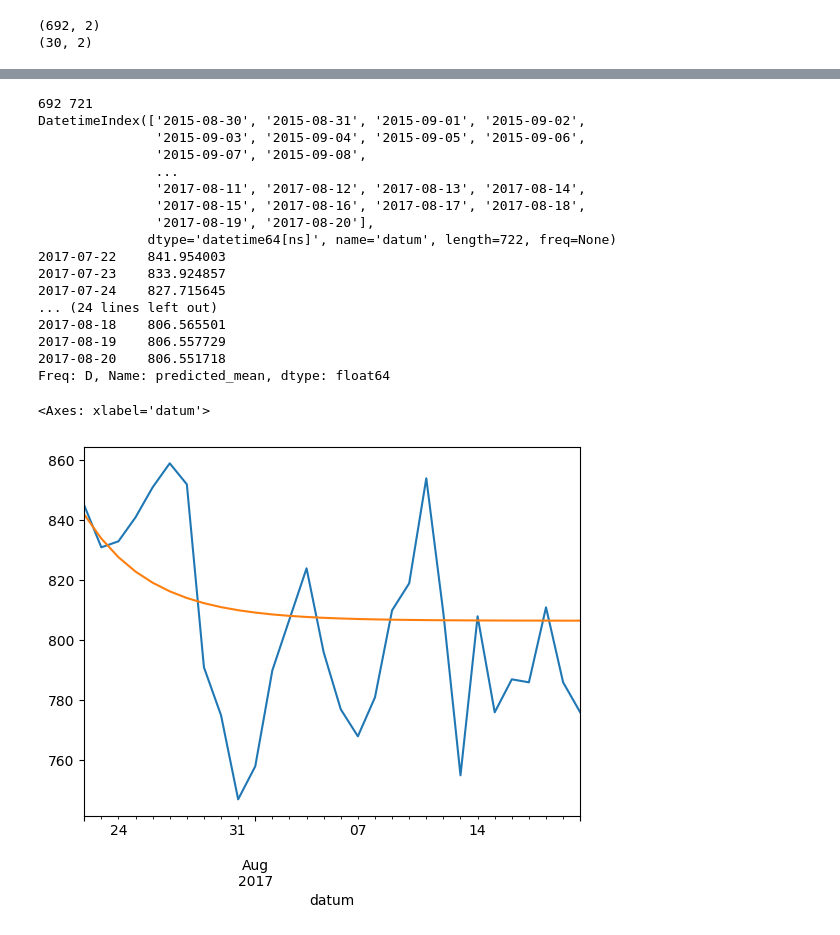
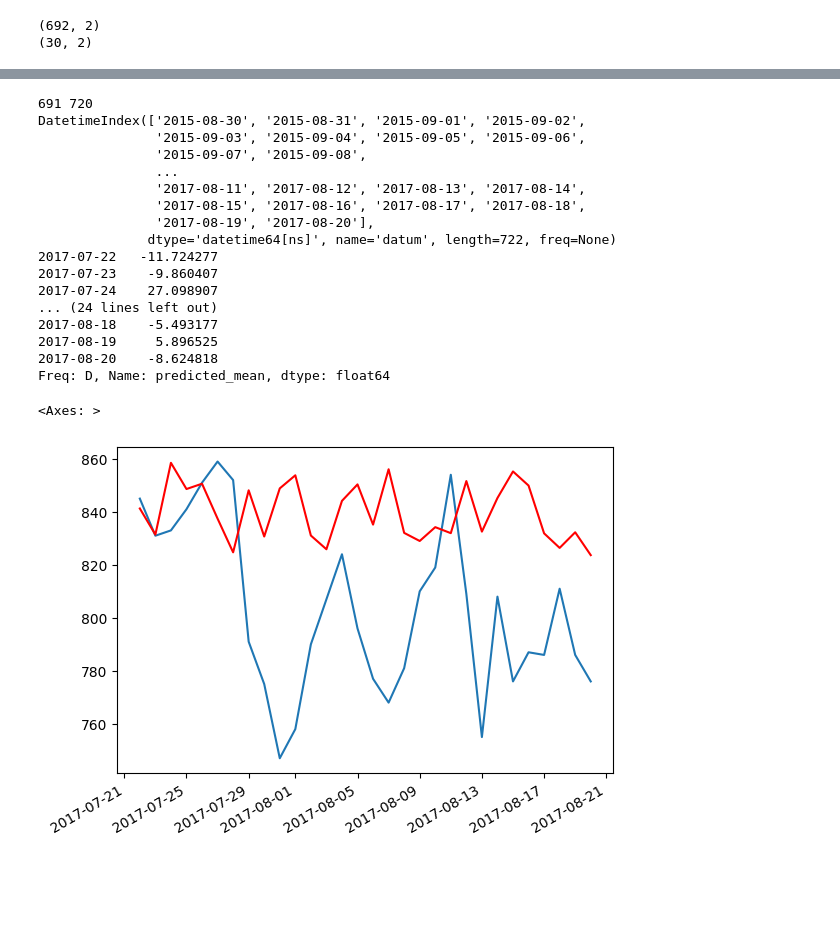
Before and after one commit to Matija-Kukic/lumen, a Jupyter notebook: data_process/total_process/Total_process.ipynb, the cells around one changed output, grey strips where cells are left out. Drawn from its saved outputs; the diff is of its cells as text; code cells hidden in the pictures; blank space fills up the shorter version.

```diff
--- a/data_process/total_process/Total_process.ipynb
+++ b/data_process/total_process/Total_process.ipynb
@@ -161,0 +213,6 @@ plt.plot(train2["datum"],train2["broj_gostiju"])
+# %%
+train2diff = train2.diff().dropna()
+print(train2diff)
+plt.figure(figsize = (20,10))
+plt.plot(train2diff.index, train2diff["broj_gostiju"])
+plt.title("train2 diff")
@@ -200,7 +282,7 @@ SARIMAX Results
 Warnings:
 [1] Covariance matrix calculated using the outer product of gradients (complex-step).
 # %%
-mod = ARIMA(train2['broj_gostiju'], order = (1,1,2))
+mod = ARIMA(train2diff['broj_gostiju'], order = (105,0,63))
 mod = mod.fit()
 mod.summary()
 # %% [output]
@@ -226,32 +290,33 @@ Warnings:
 # %%
-start = len(train2)
-end = len(test2) + len(train2) - 1
+start = len(train2diff)
+end = len(test2) + len(train2diff) - 1
 
 print(start,end)
 pred = mod.predict(start = start, end = end)
 
 print(df2.index)
 print(pred)
+pred = train2["broj_gostiju"].iloc[-1] + np.cumsum(pred)
 #plt.plot(pred["datum"],legend=True)
-test2["broj_gostiju"].plot()
-pred.plot()
+plt.plot(test2.index, test2["broj_gostiju"])
+pred.plot(color = "red")
 # %% [output]
-692 721
+691 720
 DatetimeIndex(['2015-08-30', '2015-08-31', '2015-09-01', '2015-09-02',
                '2015-09-03', '2015-09-04', '2015-09-05', '2015-09-06',
                '2015-09-07', '2015-09-08',
                ...
                '2017-08-11', '2017-08-12', '2017-08-13', '2017-08-14',
                '2017-08-15', '2017-08-16', '2017-08-17', '2017-08-18',
                '2017-08-19', '2017-08-20'],
               dtype='datetime64[ns]', name='datum', length=722, freq=None)
-2017-07-22    841.954003
-2017-07-23    833.924857
-2017-07-24    827.715645
+2017-07-22   -11.724277
+2017-07-23    -9.860407
+2017-07-24    27.098907
 ... (24 lines left out)
-2017-08-18    806.565501
-2017-08-19    806.557729
-2017-08-20    806.551718
+2017-08-18    -5.493177
+2017-08-19     5.896525
+2017-08-20    -8.624818
 Freq: D, Name: predicted_mean, dtype: float64
-<Axes: xlabel='datum'>
+<Axes: >
-[figure, old version]
+[figure, new version]
```
Also changed, not shown: parts of 11 cells of this notebook.
